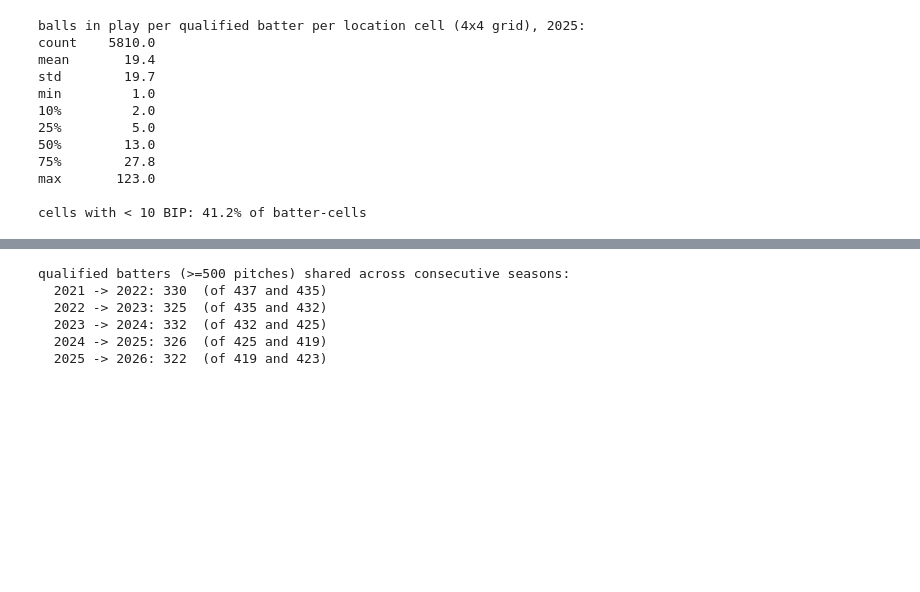
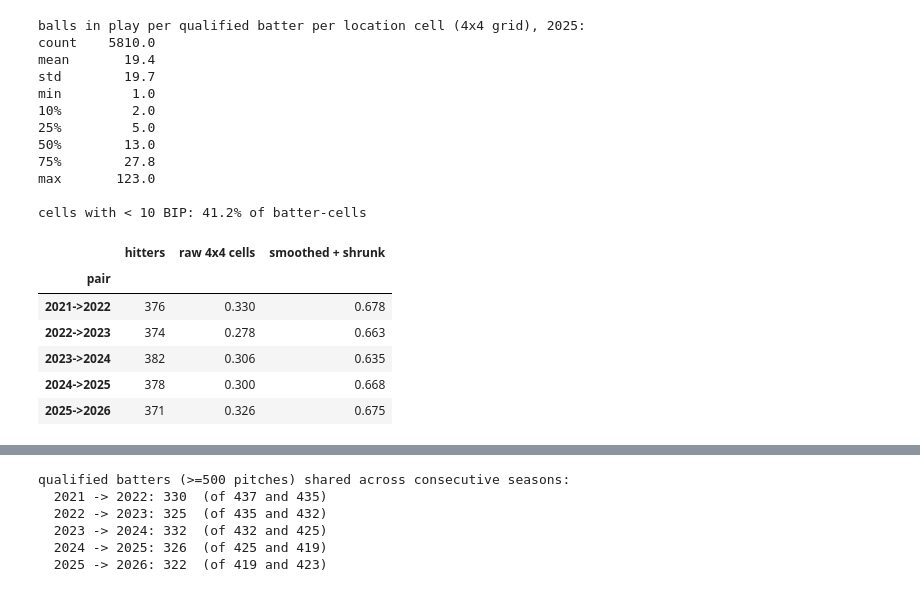
Before and after one commit to Jack1021ohoh/batter_decision_value, a Jupyter notebook: notebooks/eda.ipynb, the cells around one changed output, grey strips where cells are left out. Drawn from its saved outputs; the diff is of its cells as text; code cells hidden in the pictures; blank space fills up the shorter version.

```diff
--- a/notebooks/eda.ipynb
+++ b/notebooks/eda.ipynb
@@ -745,3 +745,63 @@ min         1.0
 max       123.0
 
 cells with < 10 BIP: 41.2% of batter-cells
+# %%
+# Can a hitter's hot zone actually be measured? The per-cell counts above say a
+# RAW estimate is noisy. That is a fact about the estimator, not about whether
+# the signal exists. Test it: build the surface three ways and check how well
+# each reproduces itself the following season.
+bip = df[df.launch_speed.notna()].copy()
+gx, gz = np.meshgrid(np.linspace(-1.0, 1.0, 11), np.linspace(-0.1, 1.2, 11))
+GRID = np.c_[gx.ravel(), gz.ravel()]
+
+def hot_surface(d, h=0.35, k=60.0):
+    """Kernel-smoothed, empirical-Bayes-shrunk exit-velocity surface per hitter.
+
+    h  = kernel bandwidth in feet: a ball in play informs nearby locations too,
+         because a hot zone is spatially smooth.
+    k  = shrinkage strength: a hitter with little data reverts to the league.
+    """
+    mu = d.launch_speed.mean()
+    rows, ids = [], []
+    for b, g in d.groupby('batter', observed=True):
+        P = np.c_[g.plate_x_bat.to_numpy(), g.plate_z_norm.to_numpy()]
+        w = np.exp(-((GRID[:, None, :] - P[None, :, :]) ** 2).sum(-1) / (2 * h * h))
+        n_eff = w.sum(1)
+        raw = (w * g.launch_speed.to_numpy()).sum(1) / np.maximum(n_eff, 1e-9)
+        rows.append((n_eff * raw + k * mu) / (n_eff + k)); ids.append(b)
+    return pd.DataFrame(rows, index=ids)
+
+def hot_cells(d, nb=4):
+    """The naive estimator: hard bins, no smoothing, no shrinkage."""
+    d = d.assign(cx=pd.cut(d.plate_x_bat, np.linspace(-1.0, 1.0, nb+1), labels=False),
+                 cz=pd.cut(d.plate_z_norm, np.linspace(-0.1, 1.2, nb+1), labels=False)).dropna(subset=['cx','cz'])
+    return d.pivot_table(index='batter', columns=['cx','cz'], values='launch_speed', aggfunc='mean')
+
+def surface_yoy(A, B, min_hitters=100):
+    """Mean across locations of the cross-hitter correlation between seasons."""
+    common = A.index.intersection(B.index)
+    A, B = A.loc[common], B.loc[common]
+    rs = [np.corrcoef(A[c][m], B[c][m])[0, 1]
+          for c in A.columns if (m := A[c].notna() & B[c].notna()).sum() >= min_hitters]
+    return np.mean(rs), len(common)
+
+qual = {s: set(n[n >= 100].index) for s, n in
+        ((s, bip[bip.season == s].groupby('batter').size()) for s in SEASONS)}
+
+rows = []
+for a, b in zip(list(SEASONS)[:-1], list(SEASONS)[1:]):
+    keep = qual[a] & qual[b]
+    da, db = bip[(bip.season == a) & bip.batter.isin(keep)], bip[(bip.season == b) & bip.batter.isin(keep)]
+    r_raw, n = surface_yoy(hot_cells(da), hot_cells(db))
+    r_sm, _ = surface_yoy(hot_surface(da), hot_surface(db))
+    rows.append({'pair': f'{a}->{b}', 'hitters': n,
+                 'raw 4x4 cells': round(r_raw, 3), 'smoothed + shrunk': round(r_sm, 3)})
+pd.DataFrame(rows).set_index('pair')
+# %% [output]
+|  | hitters | raw 4x4 cells | smoothed + shrunk |
+| pair |  |  |  |
+| 2021->2022 | 376 | 0.330 | 0.678 |
+| 2022->2023 | 374 | 0.278 | 0.663 |
+| 2023->2024 | 382 | 0.306 | 0.635 |
+| 2024->2025 | 378 | 0.300 | 0.668 |
+| 2025->2026 | 371 | 0.326 | 0.675 |
```
Also changed, not shown: parts of 3 cells of this notebook.
